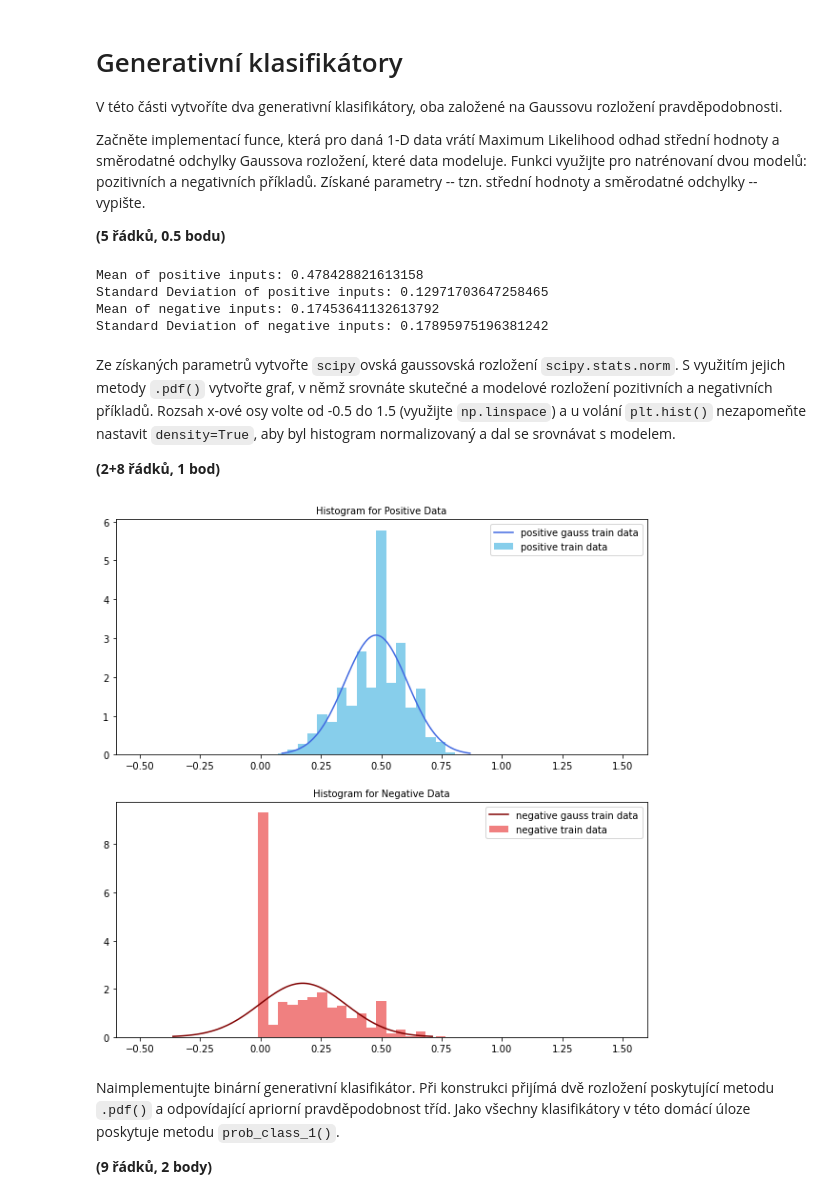
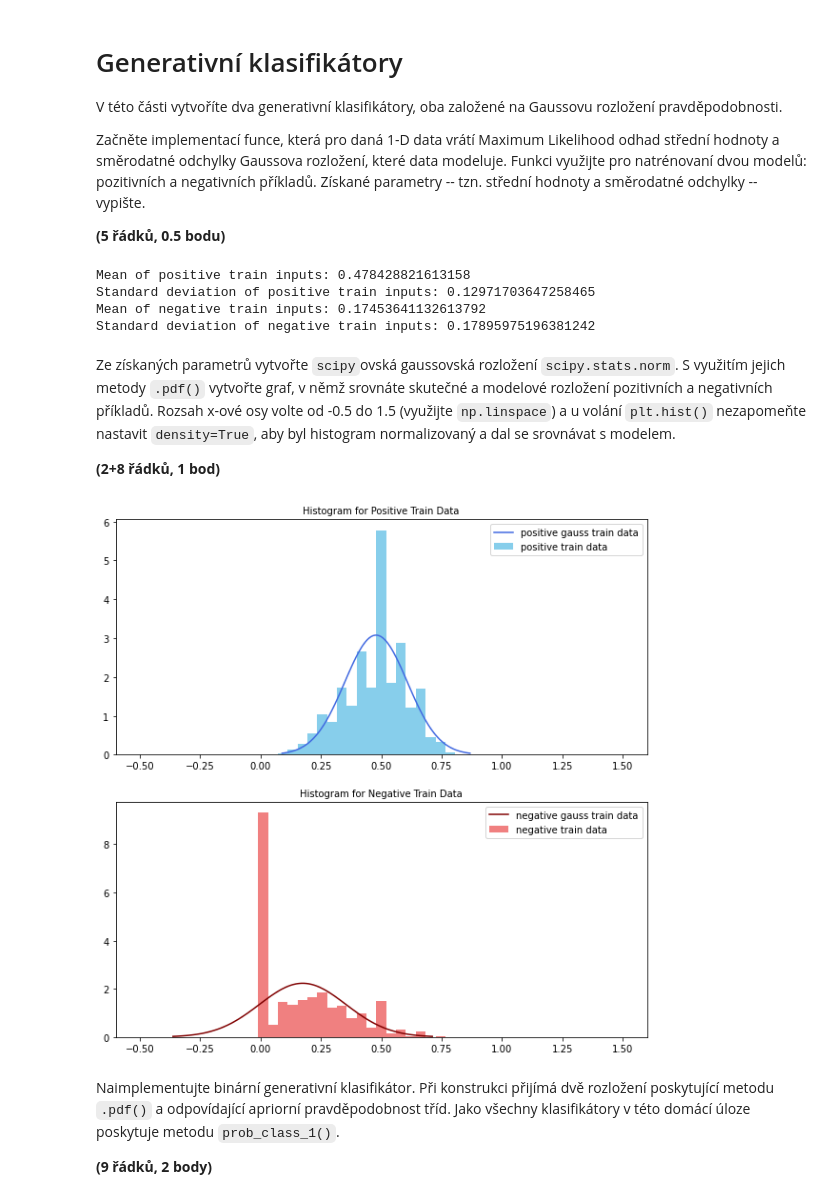
Before and after one commit to kateriska/6.-semestr-FIT, a Jupyter notebook: SUI/du/zadani.ipynb, the cells around one changed output. Saved outputs shown, nothing was run; the diff lists cells and outputs as text; code cells hidden in the pictures.

```diff
--- a/SUI/du/zadani.ipynb
+++ b/SUI/du/zadani.ipynb
@@ -160,15 +160,15 @@ def maximumLikelihood(inputs):
 pos_features_pdf = maximumLikelihood(train_dataset.pos[:, FOI])
 neg_features_pdf = maximumLikelihood(train_dataset.neg[:, FOI])
 
-print("Mean of positive inputs: " + str(pos_features_pdf[0]))
-print("Standard Deviation of positive inputs: " + str(pos_features_pdf[1]))
-print("Mean of negative inputs: " + str(neg_features_pdf[0]))
-print("Standard Deviation of negative inputs: " + str(neg_features_pdf[1]))
+print("Mean of positive train inputs: " + str(pos_features_pdf[0]))
+print("Standard deviation of positive train inputs: " + str(pos_features_pdf[1]))
+print("Mean of negative train inputs: " + str(neg_features_pdf[0]))
+print("Standard deviation of negative train inputs: " + str(neg_features_pdf[1]))
 # %% [output]
-Mean of positive inputs: 0.478428821613158
-Standard Deviation of positive inputs: 0.12971703647258465
-Mean of negative inputs: 0.17453641132613792
-Standard Deviation of negative inputs: 0.17895975196381242
+Mean of positive train inputs: 0.478428821613158
+Standard deviation of positive train inputs: 0.12971703647258465
+Mean of negative train inputs: 0.17453641132613792
+Standard deviation of negative train inputs: 0.17895975196381242
 # %% [markdown]
 Ze získaných parametrů vytvořte `scipy`ovská gaussovská rozložení `scipy.stats.norm`.
 S využitím jejich metody `.pdf()` vytvořte graf, v němž srovnáte skutečné a modelové rozložení pozitivních a negativních příkladů.
@@ -178,26 +178,26 @@ Rozsah x-ové osy volte od -0.5 do 1.5 (využijte `np.linspace`) a u volání `p
 # %%
 def plotPdf(poss, negs, poss_features, negs_features):
     x_poss = np.linspace(poss_features[0] - 3*poss_features[1], poss_features[0] + 3*poss_features[1], 100)
     x_negs = np.linspace(negs_features[0] - 3*negs_features[1], negs_features[0] + 3*negs_features[1], 100)
     p_poss = scipy.stats.norm.pdf(x_poss, poss_features[0], poss_features[1])
     p_negs = scipy.stats.norm.pdf(x_negs, negs_features[0], negs_features[1])
 
     figure = plt.figure(figsize=(10, 10))
     graph_plot_poss = figure.add_subplot(2,1,1)
     graph_plot_poss.plot(x_poss, p_poss, color = "royalblue", label="positive gauss train data")
     graph_plot_poss.hist(train_dataset.pos[:, FOI], bins=np.linspace(-0.5,1.5), density=True, color = "skyblue", label="positive train data")
     graph_plot_poss.legend(prop={'size': 10})
-    graph_plot_poss.set_title("Histogram for Positive Data", fontsize=10)
+    graph_plot_poss.set_title("Histogram for Positive Train Data", fontsize=10)
 
     graph_plot_negs = figure.add_subplot(2,1,2)
     graph_plot_negs.plot(x_negs, p_negs, color = "maroon", label="negative gauss train data")
     graph_plot_negs.hist(train_dataset.neg[:, FOI], bins=np.linspace(-0.5,1.5), density=True, color = "lightcoral", label="negative train data")
     graph_plot_negs.legend(prop={'size': 10})
-    graph_plot_negs.set_title("Histogram for Negative Data", fontsize=10)
+    graph_plot_negs.set_title("Histogram for Negative Train Data", fontsize=10)
 
 plotPdf(train_dataset.pos[:, FOI], train_dataset.neg[:, FOI], pos_features_pdf, neg_features_pdf)
 # %% [output]
-[figure, old version]
+[figure, new version]
 # %% [markdown]
 Naimplementujte binární generativní klasifikátor.
 Při konstrukci přijímá dvě rozložení poskytující metodu `.pdf()` a odpovídající apriorní pravděpodobnost tříd.
```
Also changed, not shown: parts of 7 cells of this notebook, 1 other file.
